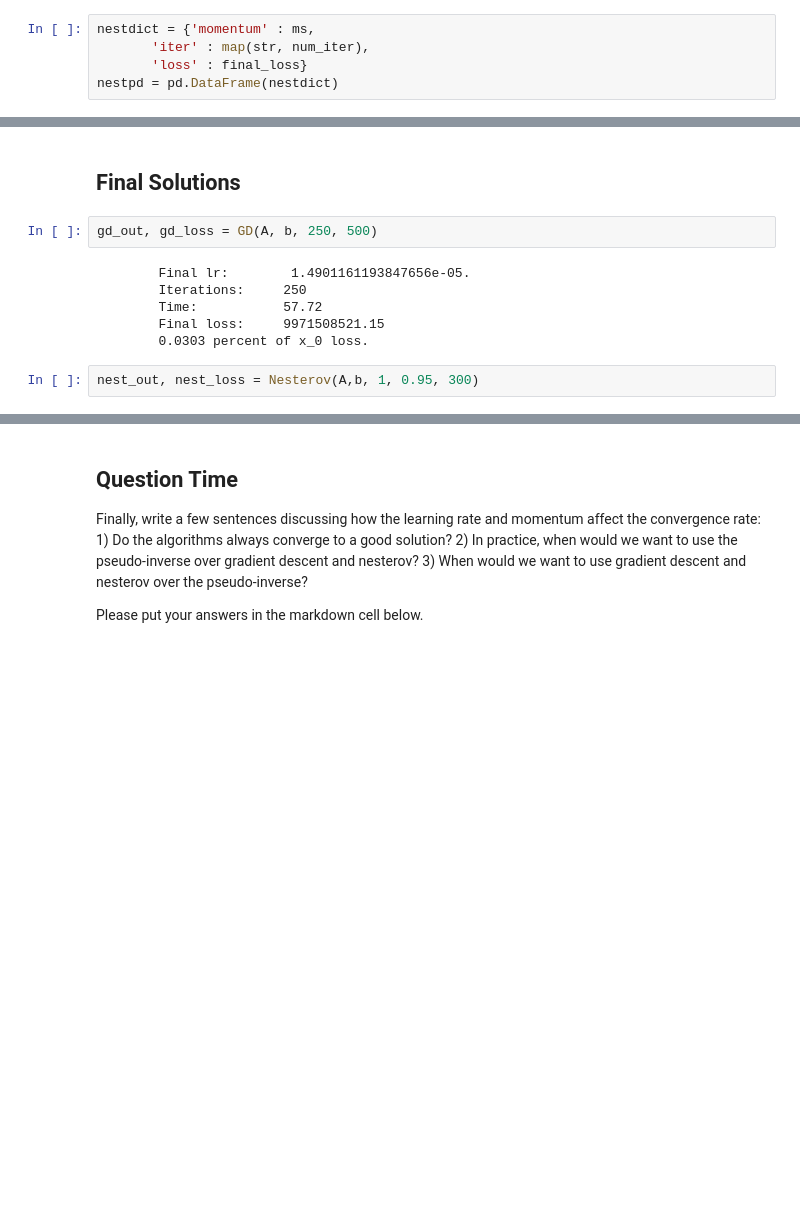
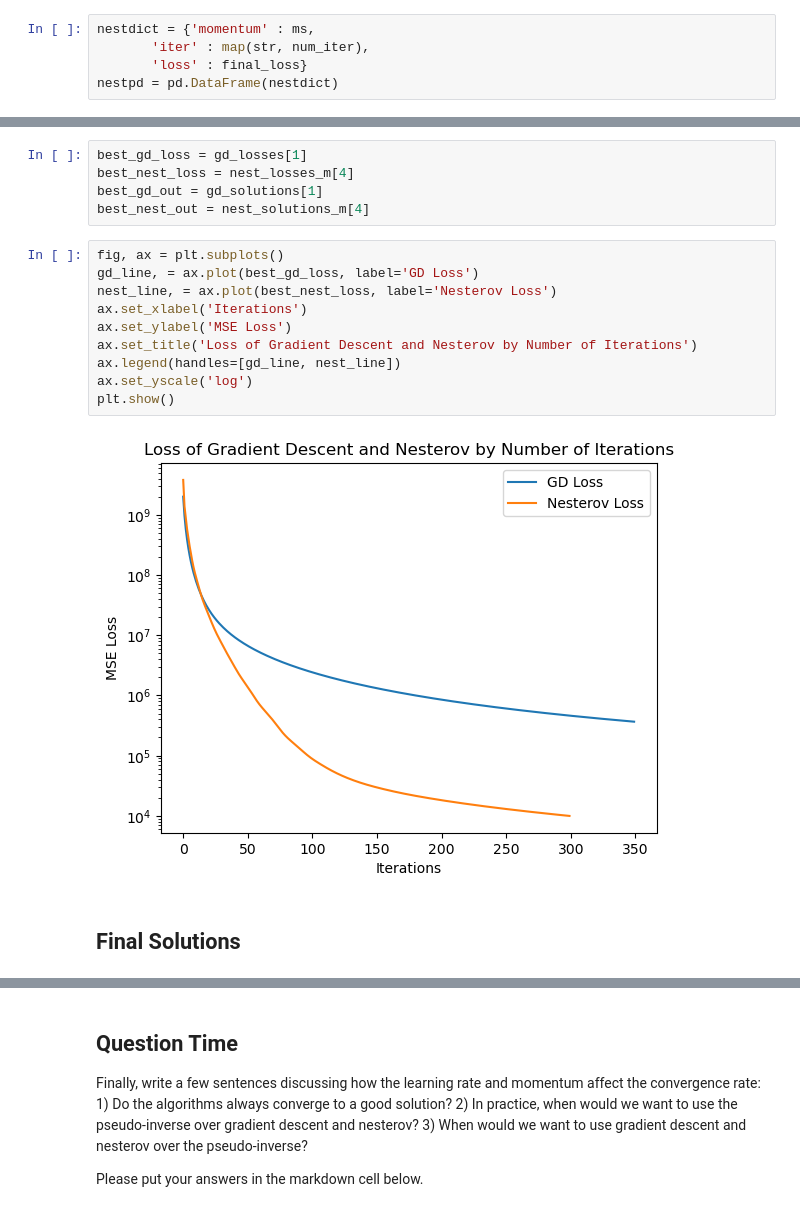
Before and after one commit to saragracebiddle/bioe485, a Jupyter notebook: MP2/MP 2 - Gradient Descent, Nesterov and Pseudo-Inverse.ipynb, the cells around one changed output, grey strips where cells are left out. Cells and saved outputs as stored; diff of their text form; blank space fills up the shorter version.

```diff
--- a/MP2/MP 2 - Gradient Descent, Nesterov and Pseudo-Inverse.ipynb
+++ b/MP2/MP 2 - Gradient Descent, Nesterov and Pseudo-Inverse.ipynb
@@ -399,15 +477,22 @@ plt.show()
+# %%
+best_gd_loss = gd_losses[1]
+best_nest_loss = nest_losses_m[4]
+best_gd_out = gd_solutions[1]
+best_nest_out = nest_solutions_m[4]
+# %%
+fig, ax = plt.subplots()
+gd_line, = ax.plot(best_gd_loss, label='GD Loss')
+nest_line, = ax.plot(best_nest_loss, label='Nesterov Loss')
+ax.set_xlabel('Iterations')
+ax.set_ylabel('MSE Loss')
+ax.set_title('Loss of Gradient Descent and Nesterov by Number of Iterations')
+ax.legend(handles=[gd_line, nest_line])
+ax.set_yscale('log')
+plt.show()
+# %% [output]
+[figure, added]
 # %% [markdown]
 ## Final Solutions
-# %%
-gd_out, gd_loss = GD(A, b, 250, 500)
-# %% [output]
-        Final lr:        1.4901161193847656e-05.
-        Iterations:     250
-        Time:           57.72
-        Final loss:     9971508521.15
-        0.0303 percent of x_0 loss.
-# %%
-nest_out, nest_loss = Nesterov(A,b, 1, 0.95, 300)
 # %%
 pseudo_sol = pseudo_inverse(A,b)
 print("Pseudo Inverse Done")
```
Also changed, not shown: parts of 23 cells of this notebook.
